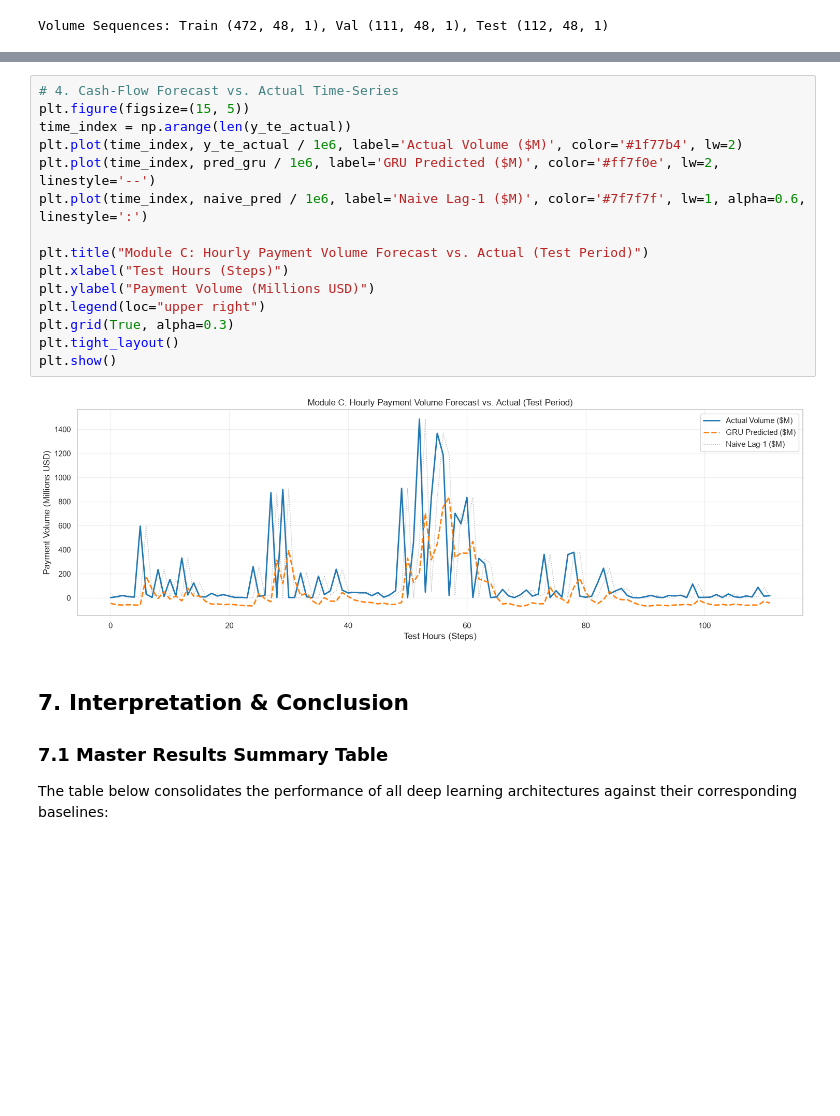
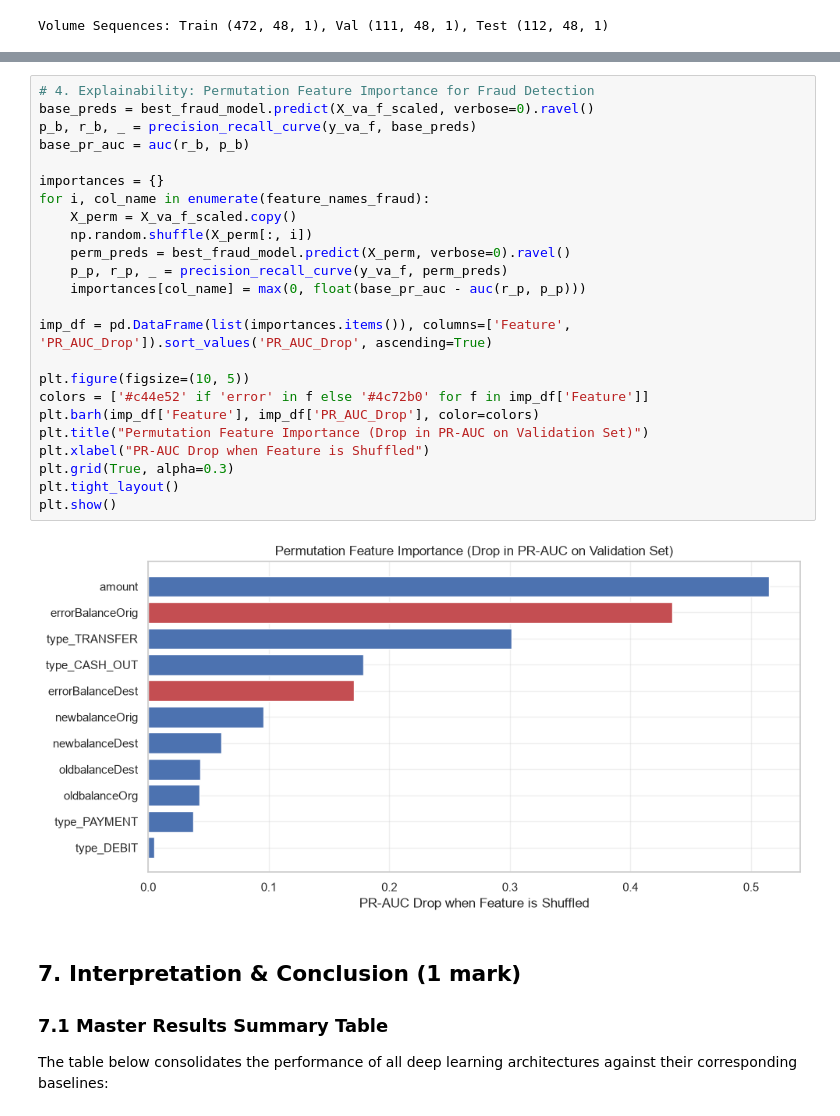
Before and after one commit to Swarnim-Singh-byte/PayPal-Merchant-Guard, a Jupyter notebook: paypal_merchant_guard.ipynb, the cells around one changed output, grey strips where cells are left out. Saved outputs shown, nothing was run; the diff lists cells and outputs as text; blank space fills up the shorter version.

```diff
--- a/paypal_merchant_guard.ipynb
+++ b/paypal_merchant_guard.ipynb
@@ -970,22 +1030,31 @@ plt.show()
-# %%
-# 4. Cash-Flow Forecast vs. Actual Time-Series
-plt.figure(figsize=(15, 5))
-time_index = np.arange(len(y_te_actual))
-plt.plot(time_index, y_te_actual / 1e6, label='Actual Volume ($M)', color='#1f77b4', lw=2)
-plt.plot(time_index, pred_gru / 1e6, label='GRU Predicted ($M)', color='#ff7f0e', lw=2, linestyle='--')
-plt.plot(time_index, naive_pred / 1e6, label='Naive Lag-1 ($M)', color='#7f7f7f', lw=1, alpha=0.6, linestyle=':')
-
-plt.title("Module C: Hourly Payment Volume Forecast vs. Actual (Test Period)")
-plt.xlabel("Test Hours (Steps)")
-plt.ylabel("Payment Volume (Millions USD)")
-plt.legend(loc="upper right")
-plt.grid(True, alpha=0.3)
-plt.tight_layout()
-plt.show()
-# %% [output]
-[figure, removed]
+# %%
+# 4. Explainability: Permutation Feature Importance for Fraud Detection
+base_preds = best_fraud_model.predict(X_va_f_scaled, verbose=0).ravel()
+p_b, r_b, _ = precision_recall_curve(y_va_f, base_preds)
+base_pr_auc = auc(r_b, p_b)
+
+importances = {}
+for i, col_name in enumerate(feature_names_fraud):
+    X_perm = X_va_f_scaled.copy()
+    np.random.shuffle(X_perm[:, i])
+    perm_preds = best_fraud_model.predict(X_perm, verbose=0).ravel()
+    p_p, r_p, _ = precision_recall_curve(y_va_f, perm_preds)
+    importances[col_name] = max(0, float(base_pr_auc - auc(r_p, p_p)))
+
+imp_df = pd.DataFrame(list(importances.items()), columns=['Feature', 'PR_AUC_Drop']).sort_values('PR_AUC_Drop', ascending=True)
+
+plt.figure(figsize=(10, 5))
+colors = ['#c44e52' if 'error' in f else '#4c72b0' for f in imp_df['Feature']]
+plt.barh(imp_df['Feature'], imp_df['PR_AUC_Drop'], color=colors)
+plt.title("Permutation Feature Importance (Drop in PR-AUC on Validation Set)")
+plt.xlabel("PR-AUC Drop when Feature is Shuffled")
+plt.grid(True, alpha=0.3)
+plt.tight_layout()
+plt.show()
+# %% [output]
+[figure, added]
 # %% [markdown]
-## 7. Interpretation & Conclusion
+## 7. Interpretation & Conclusion (1 mark)
 
 ### 7.1 Master Results Summary Table
 The table below consolidates the performance of all deep learning architectures against their corresponding baselines:
```
Also changed, not shown: parts of 31 cells of this notebook, 14 other files.
